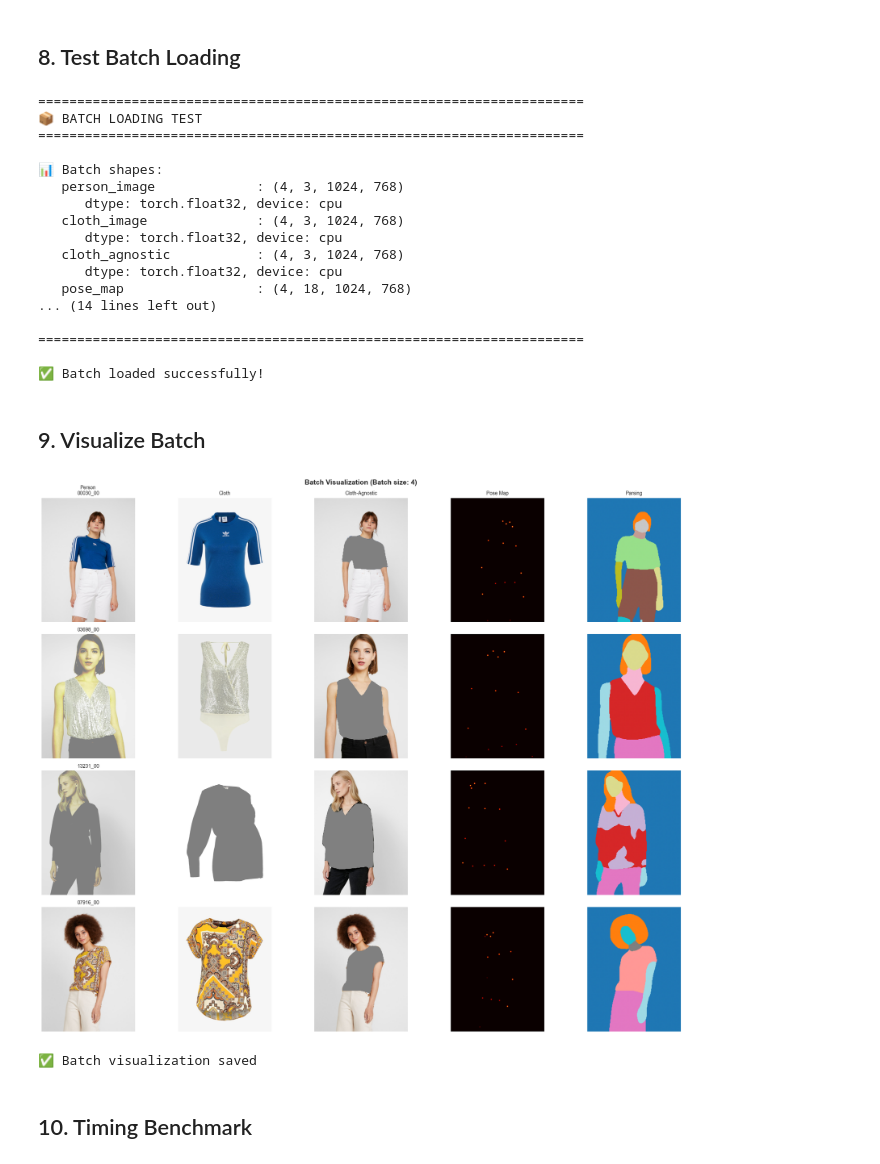
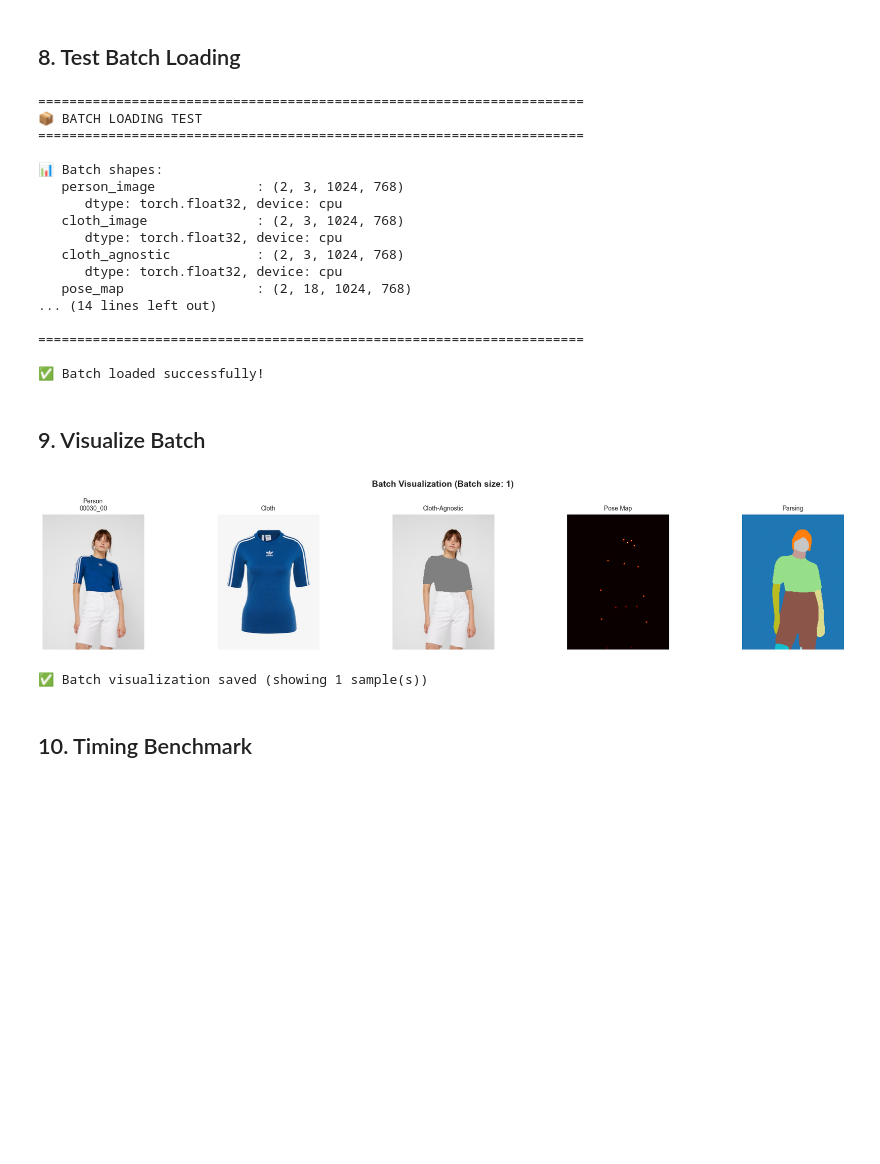
Before and after one commit to Huzaifanasir95/AI-Virtual-TryOn, a Jupyter notebook: notebooks/10_training.ipynb, the cells around one changed output. Saved outputs shown, nothing was run; the diff lists cells and outputs as text; code cells hidden in the pictures; blank space fills up the shorter version.

```diff
--- a/notebooks/10_training.ipynb
+++ b/notebooks/10_training.ipynb
@@ -375,7 +375,8 @@ print(f"   Test: {len(test_dataset):,} samples")
 
 # Create DataLoaders
 # Note: num_workers=0 for Windows compatibility
-batch_size = 4
+# Note: batch_size=2 for 2GB GPU (MX450) - balance between memory and stability
+batch_size = 2
 
 train_loader = DataLoader(
     train_dataset,
@@ -503,13 +504,13 @@ print("\n✅ Batch loaded successfully!")
 ======================================================================
 
 📊 Batch shapes:
-   person_image             : (4, 3, 1024, 768)
+   person_image             : (2, 3, 1024, 768)
       dtype: torch.float32, device: cpu
-   cloth_image              : (4, 3, 1024, 768)
+   cloth_image              : (2, 3, 1024, 768)
       dtype: torch.float32, device: cpu
-   cloth_agnostic           : (4, 3, 1024, 768)
+   cloth_agnostic           : (2, 3, 1024, 768)
       dtype: torch.float32, device: cpu
-   pose_map                 : (4, 18, 1024, 768)
+   pose_map                 : (2, 18, 1024, 768)
 ... (14 lines left out)
 
 ======================================================================
@@ -523,10 +524,17 @@ def denormalize(tensor: torch.Tensor) -> torch.Tensor:
     return tensor * 0.5 + 0.5
 
 
-# Visualize batch
-fig, axes = plt.subplots(4, 5, figsize=(20, 16))
+# Visualize batch - dynamically handle any batch size
+actual_batch_size = batch['person_image'].size(0)
+num_samples = min(4, actual_batch_size)  # Show up to 4 samples
 
-for i in range(4):  # Show 4 samples from batch
+fig, axes = plt.subplots(num_samples, 5, figsize=(20, num_samples * 4))
+
+# Handle single sample case (need to reshape axes)
+if num_samples == 1:
+    axes = axes.reshape(1, -1)
+
+for i in range(num_samples):
     # Person image
     person = denormalize(batch['person_image'][i]).permute(1, 2, 0).cpu().numpy()
     axes[i, 0].imshow(np.clip(person, 0, 1))
@@ -536,37 +544,37 @@ for i in range(4):  # Show 4 samples from batch
     # Cloth image
     cloth = denormalize(batch['cloth_image'][i]).permute(1, 2, 0).cpu().numpy()
     axes[i, 1].imshow(np.clip(cloth, 0, 1))
     axes[i, 1].set_title('Cloth' if i == 0 else '', fontsize=10)
     axes[i, 1].axis('off')
 
     # Cloth-agnostic
     ca = denormalize(batch['cloth_agnostic'][i]).permute(1, 2, 0).cpu().numpy()
     axes[i, 2].imshow(np.clip(ca, 0, 1))
     axes[i, 2].set_title('Cloth-Agnostic' if i == 0 else '', fontsize=10)
     axes[i, 2].axis('off')
 
     # Pose map (max across channels)
     pose = torch.max(batch['pose_map'][i], dim=0)[0].cpu().numpy()
     axes[i, 3].imshow(pose, cmap='hot')
     axes[i, 3].set_title('Pose Map' if i == 0 else '', fontsize=10)
     axes[i, 3].axis('off')
 
     # Parsing (argmax to get class labels)
     parsing = torch.argmax(batch['parsing_onehot'][i], dim=0).cpu().numpy()
     axes[i, 4].imshow(parsing, cmap='tab20')
     axes[i, 4].set_title('Parsing' if i == 0 else '', fontsize=10)
     axes[i, 4].axis('off')
 
-plt.suptitle(f'Batch Visualization (Batch size: {batch_size})',
+plt.suptitle(f'Batch Visualization (Batch size: {actual_batch_size})',
              fontsize=14, fontweight='bold')
 plt.tight_layout()
 plt.savefig(output_dir / 'batch_visualization.png', dpi=150, bbox_inches='tight')
 plt.show()
 
-print("✅ Batch visualization saved")
+print(f"✅ Batch visualization saved (showing {num_samples} sample(s))")
 # %% [output]
-[figure, old version]
+[figure, new version]
-✅ Batch visualization saved
+✅ Batch visualization saved (showing 1 sample(s))
 # %% [markdown]
 ## 10. Timing Benchmark
 # %%
```
Also changed, not shown: parts of 11 cells of this notebook, 2 other files.
